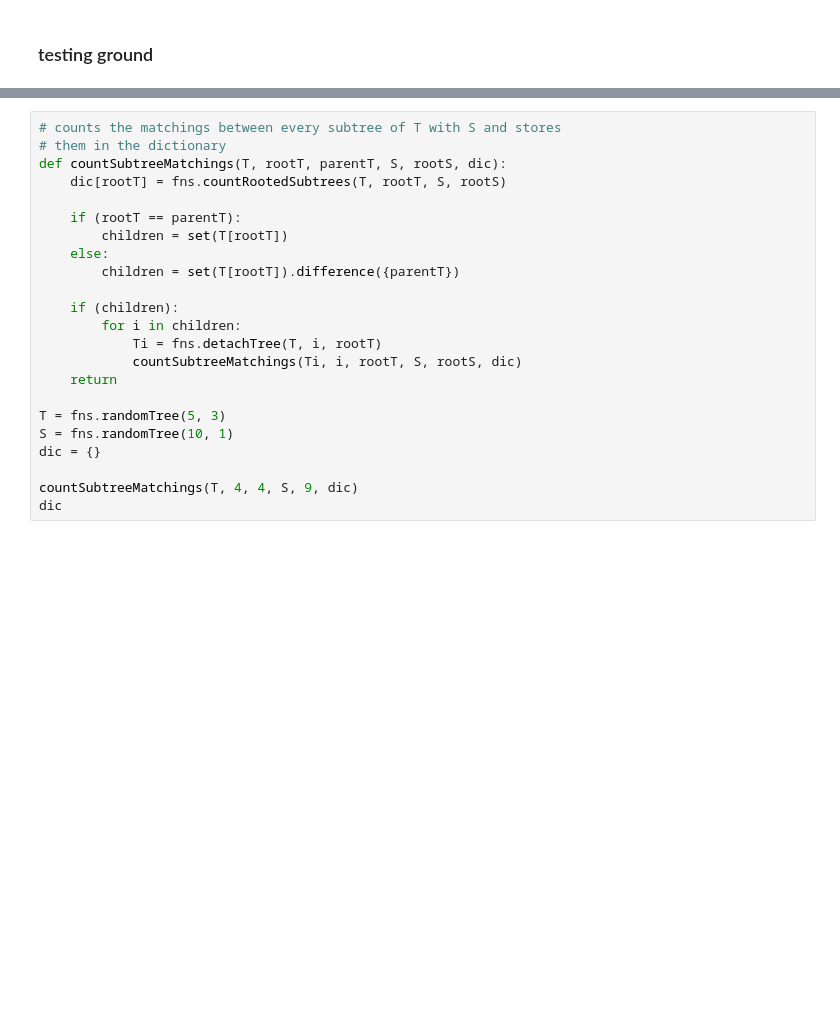
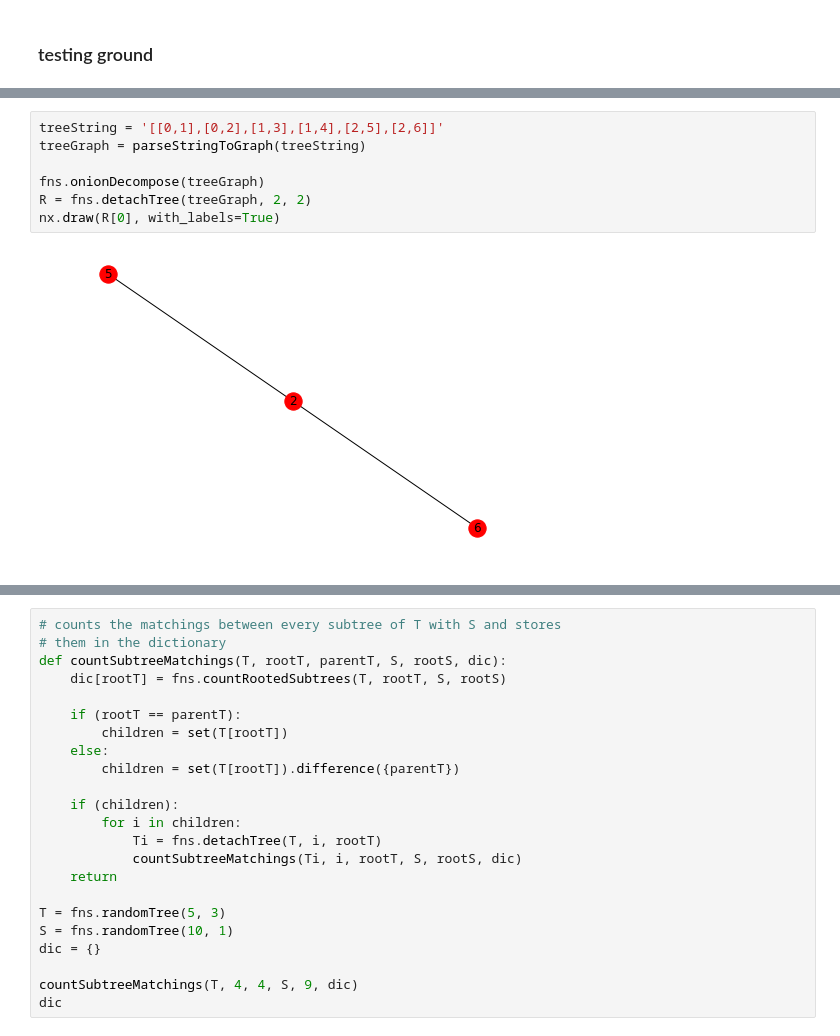
Before and after one commit to ta-rekt/motif-discovery, a Jupyter notebook: src/testing.ipynb, the cells around one changed output, grey strips where cells are left out. Saved outputs shown, nothing was run; the diff lists cells and outputs as text; blank space fills up the shorter version.

```diff
--- a/src/testing.ipynb
+++ b/src/testing.ipynb
@@ -357,0 +78,9 @@ print(M)
+# %%
+treeString = '[[0,1],[0,2],[1,3],[1,4],[2,5],[2,6]]'
+treeGraph = parseStringToGraph(treeString)
+
+fns.onionDecompose(treeGraph)
+R = fns.detachTree(treeGraph, 2, 2)
+nx.draw(R[0], with_labels=True)
+# %% [output]
+[figure, added]
```
Also changed, not shown: parts of 33 cells of this notebook, 25 other files.
